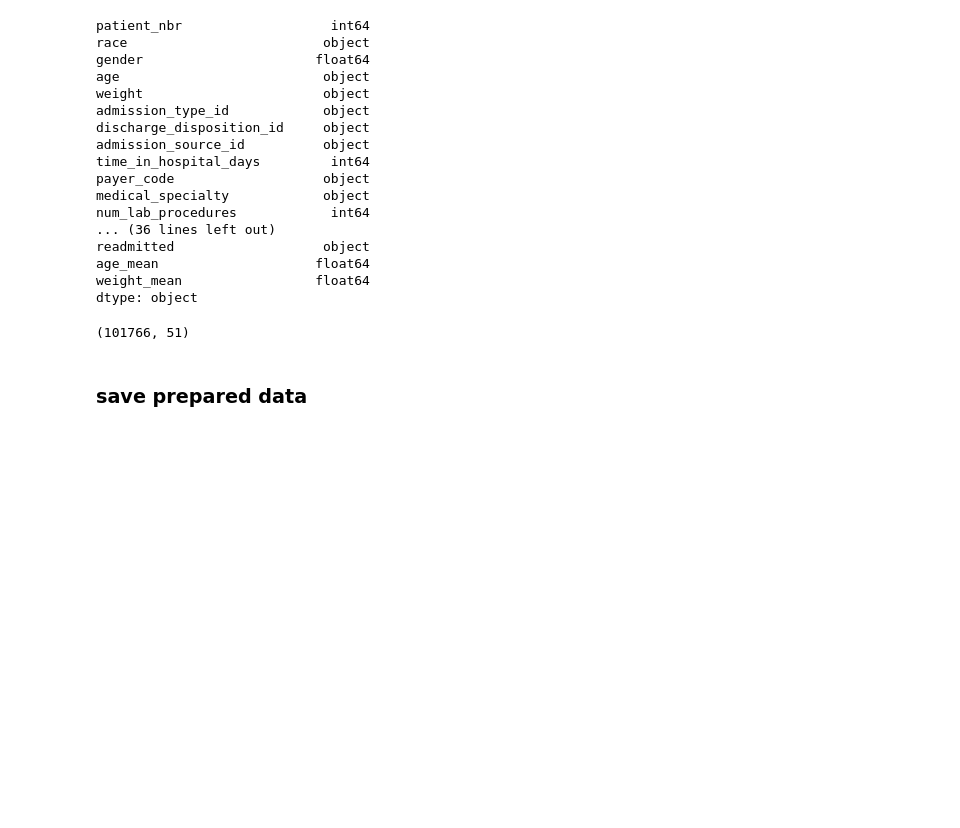
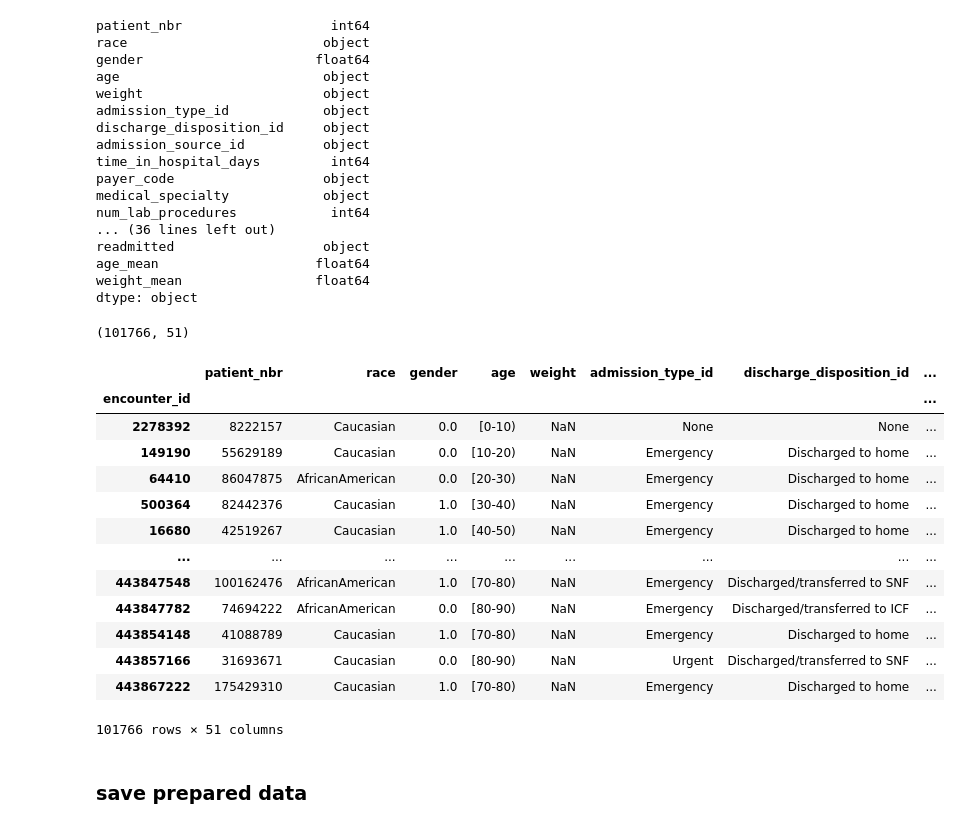
Before and after one commit to theislab/ehrapy-datasets, a Jupyter notebook: diabetes_130/diabetes_130.ipynb, the cells around one changed output. Saved outputs shown, nothing was run; the diff lists cells and outputs as text; code cells hidden in the pictures; blank space fills up the shorter version.

```diff
--- a/diabetes_130/diabetes_130.ipynb
+++ b/diabetes_130/diabetes_130.ipynb
@@ -407,6 +398,23 @@ dtype: object
 data.shape
 # %% [output]
 (101766, 51)
+# %%
+data
+# %% [output]
+|  | patient_nbr | race | gender | age | weight | admission_type_id | discharge_disposition_id | ... |
+| encounter_id |  |  |  |  |  |  |  | ... |
+| 2278392 | 8222157 | Caucasian | 0.0 | [0-10) | NaN | None | None | ... |
+| 149190 | 55629189 | Caucasian | 0.0 | [10-20) | NaN | Emergency | Discharged to home | ... |
+| 64410 | 86047875 | AfricanAmerican | 0.0 | [20-30) | NaN | Emergency | Discharged to home | ... |
+| 500364 | 82442376 | Caucasian | 1.0 | [30-40) | NaN | Emergency | Discharged to home | ... |
+| 16680 | 42519267 | Caucasian | 1.0 | [40-50) | NaN | Emergency | Discharged to home | ... |
+| ... | ... | ... | ... | ... | ... | ... | ... | ... |
+| 443847548 | 100162476 | AfricanAmerican | 1.0 | [70-80) | NaN | Emergency | Discharged/transferred to SNF | ... |
+| 443847782 | 74694222 | AfricanAmerican | 0.0 | [80-90) | NaN | Emergency | Discharged/transferred to ICF | ... |
+| 443854148 | 41088789 | Caucasian | 1.0 | [70-80) | NaN | Emergency | Discharged to home | ... |
+| 443857166 | 31693671 | Caucasian | 0.0 | [80-90) | NaN | Urgent | Discharged/transferred to SNF | ... |
+| 443867222 | 175429310 | Caucasian | 1.0 | [70-80) | NaN | Emergency | Discharged to home | ... |
+101766 rows × 51 columns
 # %% [markdown]
 ### save prepared data
 # %%
```
Also changed, not shown: parts of 2 cells of this notebook, 1 other file.
